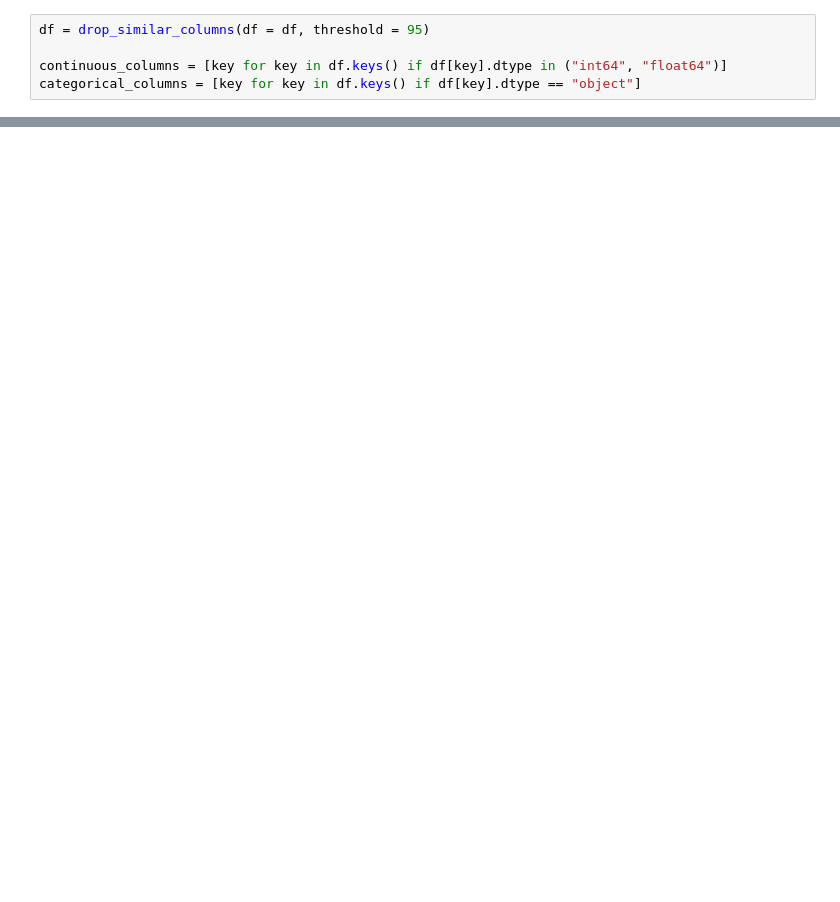
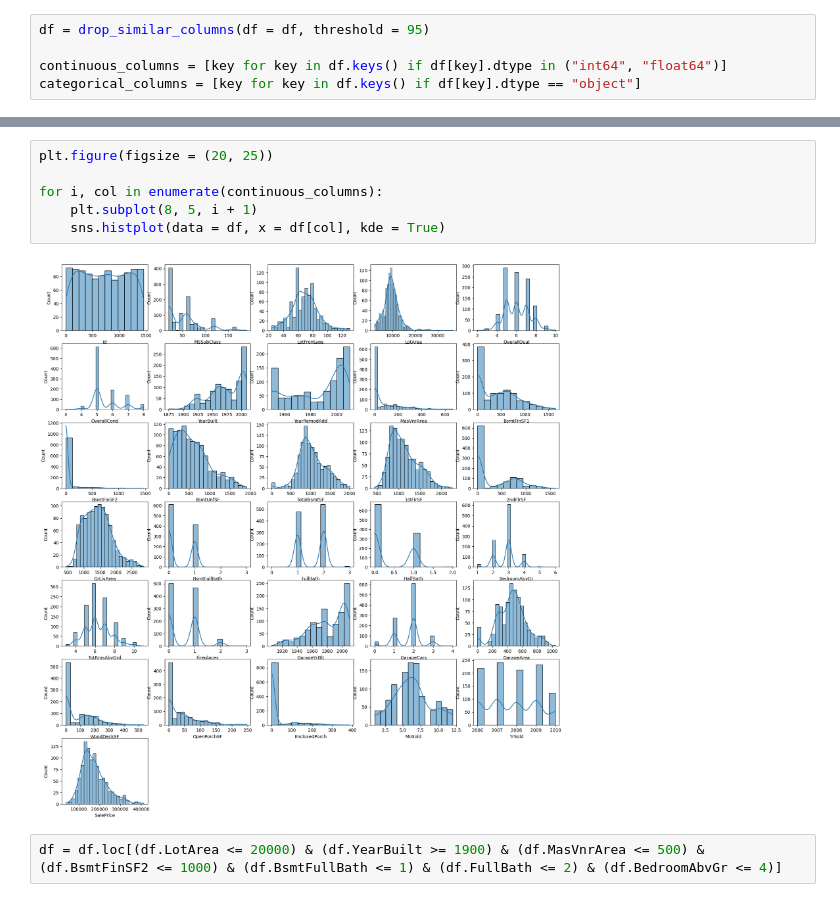
Before and after one commit to rybinsky/House-Price-Prediction, a Jupyter notebook: hpp.ipynb, the cells around one changed output, grey strips where cells are left out. Saved outputs shown, nothing was run; the diff lists cells and outputs as text; blank space fills up the shorter version.

```diff
--- a/hpp.ipynb
+++ b/hpp.ipynb
@@ -477,0 +480,10 @@ for i, col in enumerate(continuous_columns):
+# %%
+plt.figure(figsize = (20, 25))
+
+for i, col in enumerate(continuous_columns):
+    plt.subplot(8, 5, i + 1)
+    sns.histplot(data = df, x = df[col], kde = True)
+# %% [output]
+[figure, added]
+# %%
+df = df.loc[(df.LotArea <= 20000) & (df.YearBuilt >= 1900) & (df.MasVnrArea <= 500) & (df.BsmtFinSF2 <= 1000) & (df.BsmtFullBath <= 1) & (df.FullBath <= 2) & (df.BedroomAbvGr <= 4)]
```
Also changed, not shown: parts of 7 cells of this notebook.
